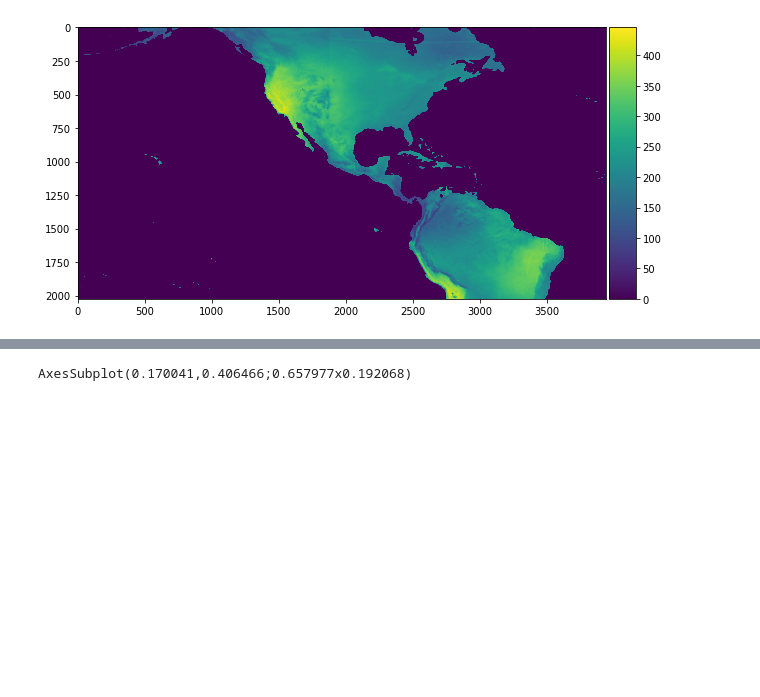
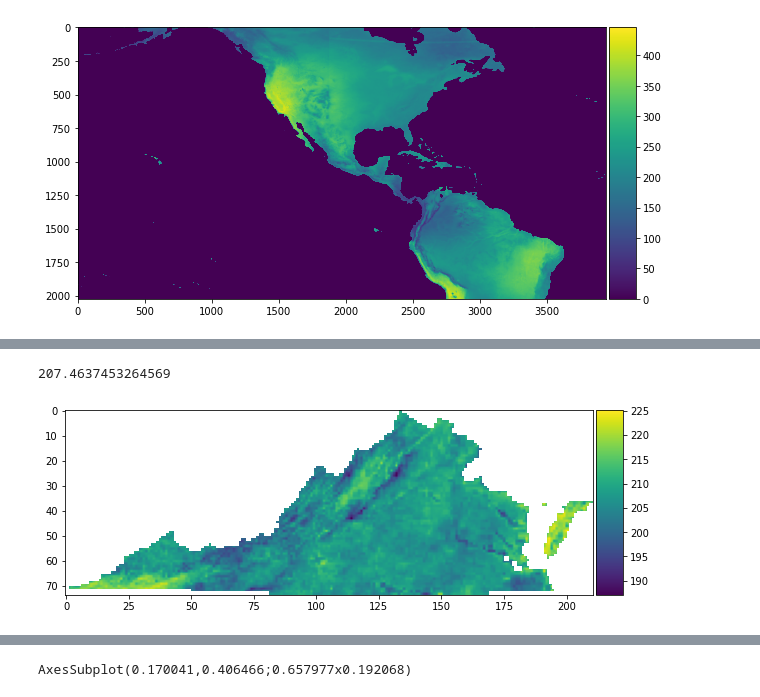
Before and after one commit to clintonjsmith/energy_economics, a Jupyter notebook: insolation.ipynb, the cells around one changed output, grey strips where cells are left out. Drawn from its saved outputs; the diff is of its cells as text; code cells hidden in the pictures; blank space fills up the shorter version.

```diff
--- a/insolation.ipynb
+++ b/insolation.ipynb
@@ -64,15 +39,19 @@ ep.plot_bands(band, extent=extent)
 # %%
-def imshow_colorbar(data):
+def imshow_colorbar(data, vmin=None, vmax=None):
     plt.figure(figsize=(10,10))
     ax = plt.gca()
-    im = ax.imshow(data, vmin=0)
+    im = ax.imshow(data, vmin=vmin, vmax=vmax)
     divider = make_axes_locatable(ax)
     cax = divider.append_axes("right", size="5%", pad=0.05)
 
     plt.colorbar(im, cax=cax)
-imshow_colorbar(band1)
+imshow_colorbar(band1, vmin=0)
 # %% [output]
 [figure]
+# %%
+def calc_mean_insol_area(data, mask):
+    invmask = ~mask
+    return np.mean(data[invmask])
 # %%
 shapefile = gpd.read_file("cb_2018_us_state_500k/cb_2018_us_state_500k.shp")
 print(shapefile.keys())
@@ -85,4 +70,28 @@ Index(['STATEFP', 'STATENS', 'AFFGEOID', 'GEOID', 'STUSPS', 'NAME', 'LSAD',
 [figure]
+# %%
+def get_region_insol_data(dataset, shapefile):
+    areas = {}
+    for index in range(5):
+        if shapefile.geometry[index].type == 'Polygon':
+            region = MultiPolygon([shapefile.geometry[index]])
+        else:
+            region = shapefile.geometry[index]
+        cropd, crop_meta = es.crop_image(dataset, region)
+        cropd_ma = np.ma.masked_equal(cropd[0], -9999.0)
+        areas[index] = { \
+            "Name": shapefile.NAME[index], \
+            "Abbrev": shapefile.STUSPS[index], \
+            "Data": cropd_ma, \
+            "Meta": crop_meta, \
+            "insol": calc_mean_insol_area(cropd_ma.data, cropd_ma.mask)}
+    return areas
+# %%
+states = get_region_insol_data(dataset=dataset, shapefile=shapefile)
+imshow_colorbar(states[3]["Data"])
+print(states[3]["insol"])
+# %% [output]
+207.4637453264569
+[figure, added]
 # %%
 MS = shapefile.geometry[0]
 cropd, crop_meta = es.crop_image(dataset, MS)
```
Also changed, not shown: parts of 12 cells of this notebook.
